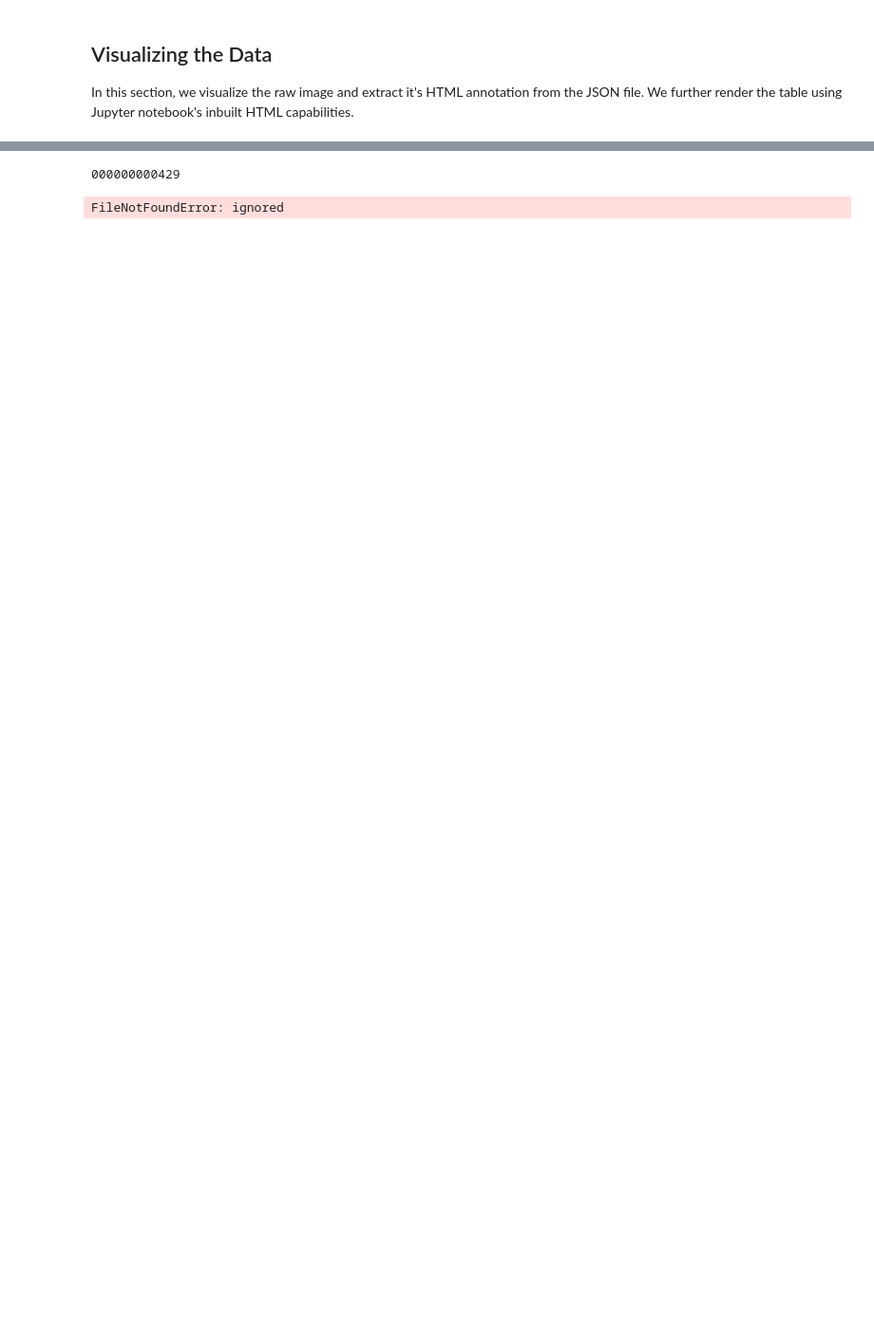
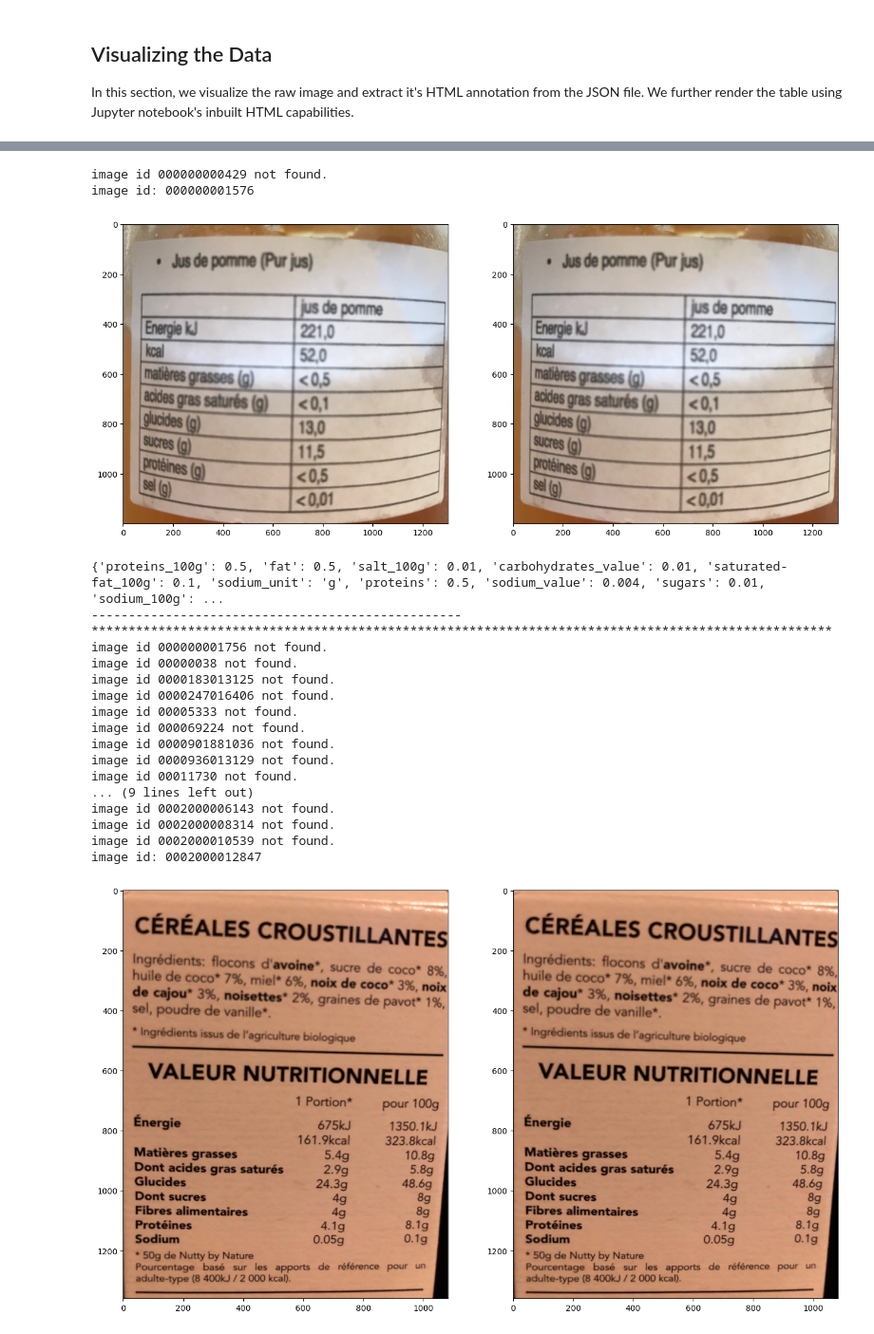
Before and after one commit to Simon-0711/neural_networks_seminar, a Jupyter notebook: data_exploration/Data_Exploration_Openfood.ipynb, the cells around one changed output, grey strips where cells are left out. Shown at 95% size. Cells and saved outputs as stored; diff of their text form; code cells hidden in the pictures; blank space fills up the shorter version.

```diff
--- a/data_exploration/Data_Exploration_Openfood.ipynb
+++ b/data_exploration/Data_Exploration_Openfood.ipynb
@@ -84,15 +70,35 @@ Requirement already satisfied: numpy>=1.21.2 in /usr/local/lib/python3.10/dist-p
 # %%
+# Todo: Change list of ids because not all are found
 total_displayed_images = 0
 
-for img_id in sample_img_ids_v0:
-    print(img_id)
+for img_id in sample_img_ids_v0[:]:
     try:
-        explore_image(img_id, drive_dirname_path)
+        explore_image(img_id, path)
         total_displayed_images += 1
     except:
+        print(f"image id {img_id} not found.")
         continue
 
 print("Total displayed images: %d" %total_displayed_images)
 # %% [output]
-000000000429
+image id 000000000429 not found.
+image id: 000000001576
+[figure, added]
-FileNotFoundError: ignored
+{'proteins_100g': 0.5, 'fat': 0.5, 'salt_100g': 0.01, 'carbohydrates_value': 0.01, 'saturated-fat_100g': 0.1, 'sodium_unit': 'g', 'proteins': 0.5, 'sodium_value': 0.004, 'sugars': 0.01, 'sodium_100g': ...
+--------------------------------------------------
+****************************************************************************************************
+image id 000000001756 not found.
+image id 00000038 not found.
+image id 0000183013125 not found.
+image id 0000247016406 not found.
+image id 00005333 not found.
+image id 000069224 not found.
+image id 0000901881036 not found.
+image id 0000936013129 not found.
+image id 00011730 not found.
+... (9 lines left out)
+image id 0002000006143 not found.
+image id 0002000008314 not found.
+image id 0002000010539 not found.
+image id: 0002000012847
+[figure, added]
```
Also changed, not shown: parts of 9 cells of this notebook, 2 other files.
